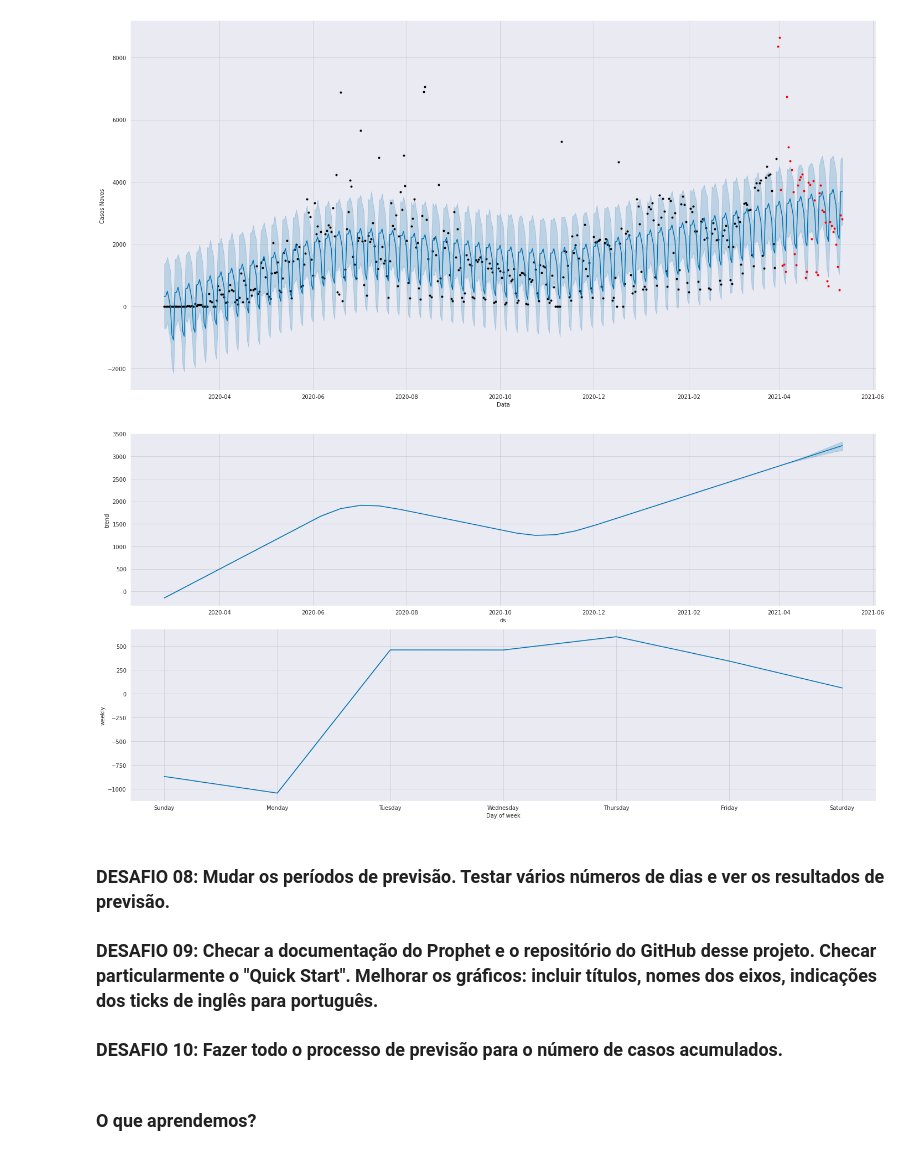
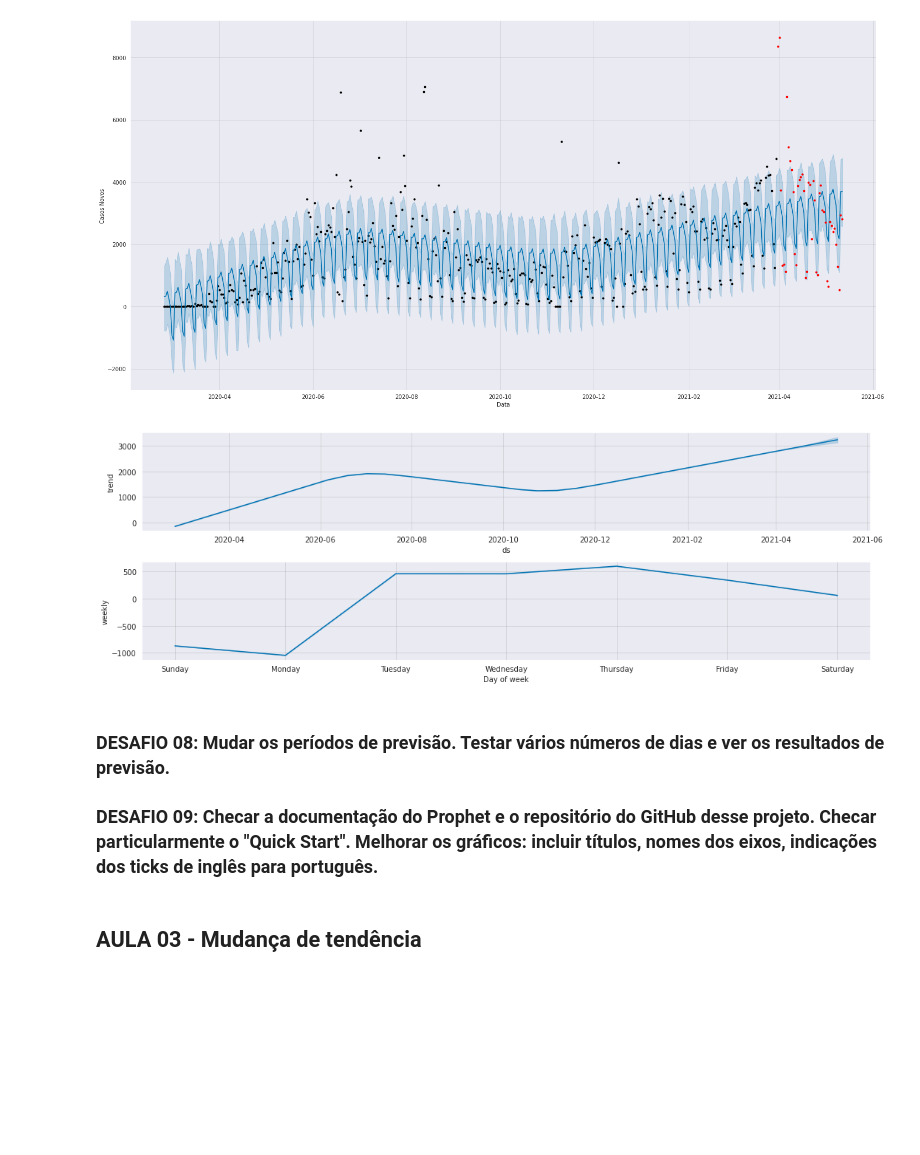
Before and after one commit to daviramalho/Bootcamp-DS2-Alura, a Jupyter notebook: notebooks/modulo_03/aula_03_mudanca_de_tendencia.ipynb, the cells around one changed output. Saved outputs shown, nothing was run; the diff lists cells and outputs as text; code cells hidden in the pictures; blank space fills up the shorter version.

Commit message:
Atualizacao Aula 03, Modulo 03

```diff
--- a/notebooks/modulo_03/aula_03_mudanca_de_tendencia.ipynb
+++ b/notebooks/modulo_03/aula_03_mudanca_de_tendencia.ipynb
@@ -437,14 +437,12 @@ plt.plot(df_teste['ds'],df_teste['y'],'.r')
 [<matplotlib.lines.Line2D at 0x...>]
 [figure]
 # %%
-modelo.plot_components(previsao, figsize=(20,10));
+modelo.plot_components(previsao, figsize=(15,5));
 # %% [output]
-[figure, old version]
+[figure, new version]
 # %% [markdown]
 ### DESAFIO 08: Mudar os períodos de previsão. Testar vários números de dias e ver os resultados de previsão.
 
 ### DESAFIO 09: Checar a documentação do Prophet e o repositório do GitHub desse projeto. Checar particularmente o "Quick Start". Melhorar os gráficos: incluir títulos, nomes dos eixos, indicações dos ticks de inglês para português.
-
-### DESAFIO 10: Fazer todo o processo de previsão para o número de casos acumulados.
-# %% [markdown]
-### O que aprendemos?
+# %% [markdown]
+## AULA 03 - Mudança de tendência
```
Also changed, not shown: parts of 12 cells of this notebook.
